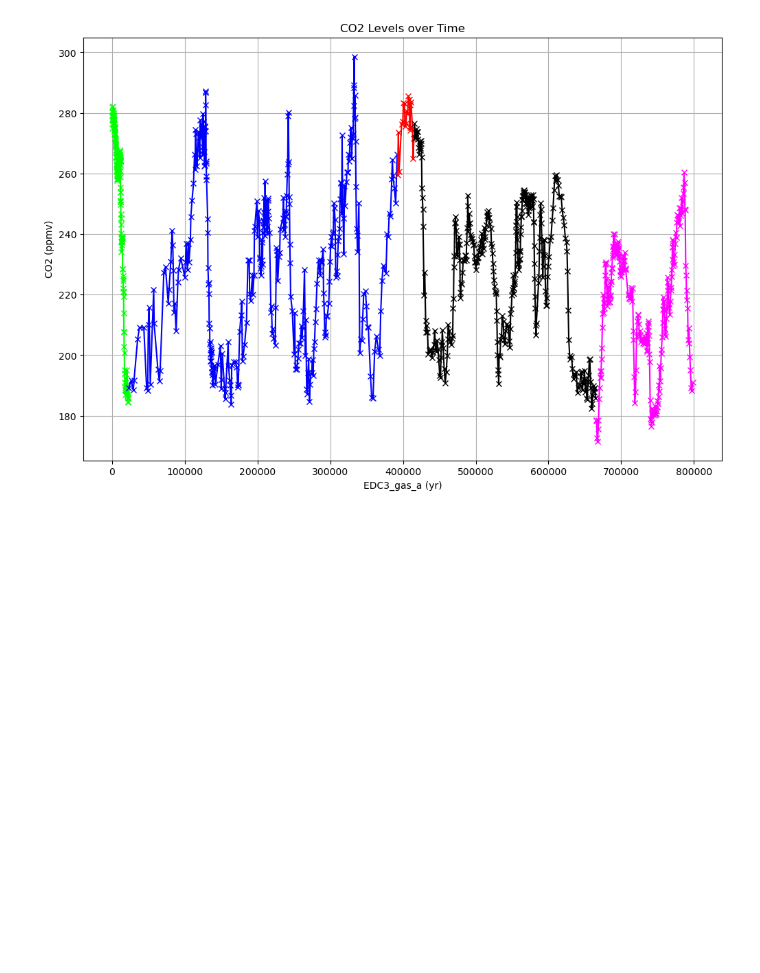
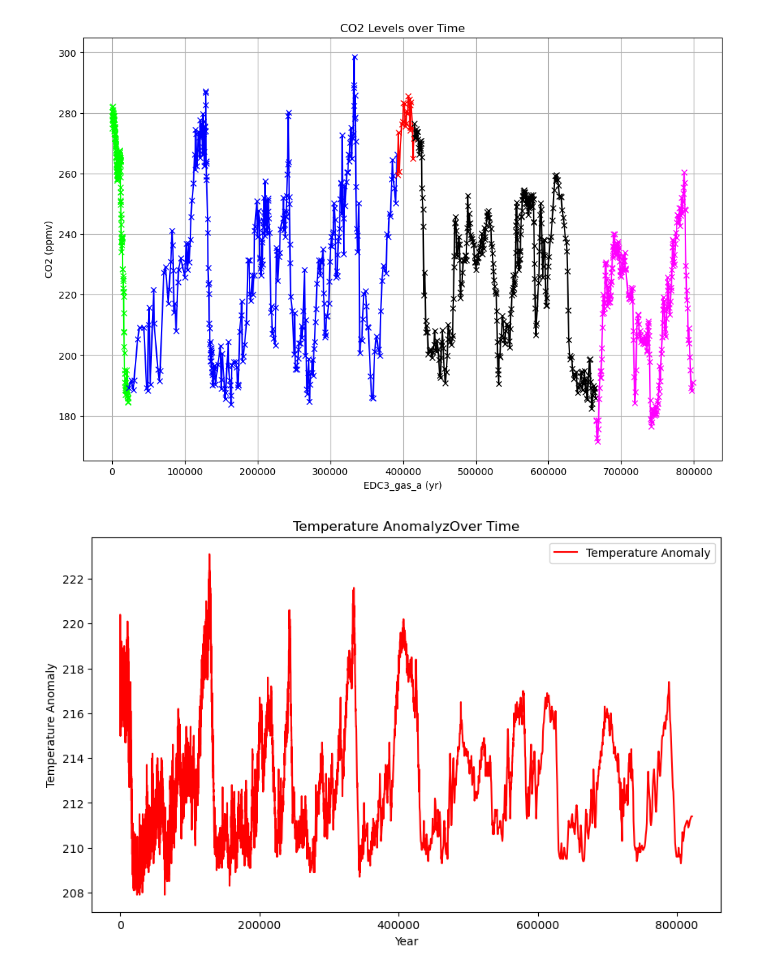
Before and after one commit to frankquinn89/PROGRAMMING_FOR_DATA_ANALYSIS_2, a Jupyter notebook: project.ipynb, the cells around one changed output. Drawn from its saved outputs; the diff is of its cells as text; code cells hidden in the pictures; blank space fills up the shorter version.

Commit message:
added temperature data and graph

```diff
--- a/project.ipynb
+++ b/project.ipynb
@@ -52,3 +27,16 @@ mplot.grid(True)
 mplot.show()
 # %% [output]
 [figure]
+# %%
+temperature_data = pd.read_csv('temperature.csv')
+# %%
+mplot.figure(figsize=(10, 6))
+
+mplot.plot(temperature_data['AICC2012'], temperature_data['temp'], label='Temperature Anomaly', color='red')
+mplot.xlabel('Year')
+mplot.ylabel('Temperature Anomaly')
+mplot.title('Temperature AnomalyzOver Time')
+mplot.legend()
+mplot.show()
+# %% [output]
+[figure, added]
```
Also changed, not shown: parts of 5 cells of this notebook, 1 other file.
